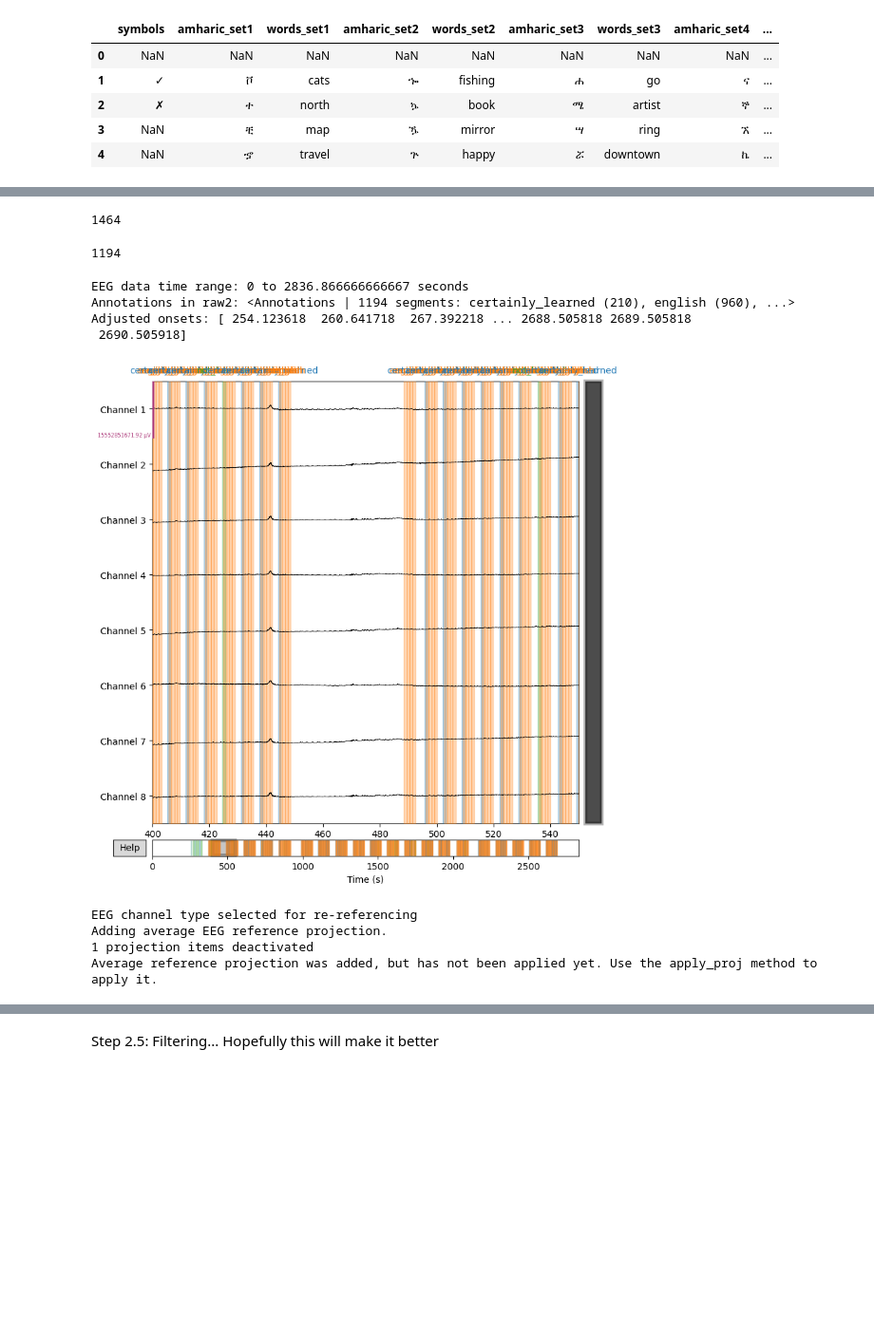
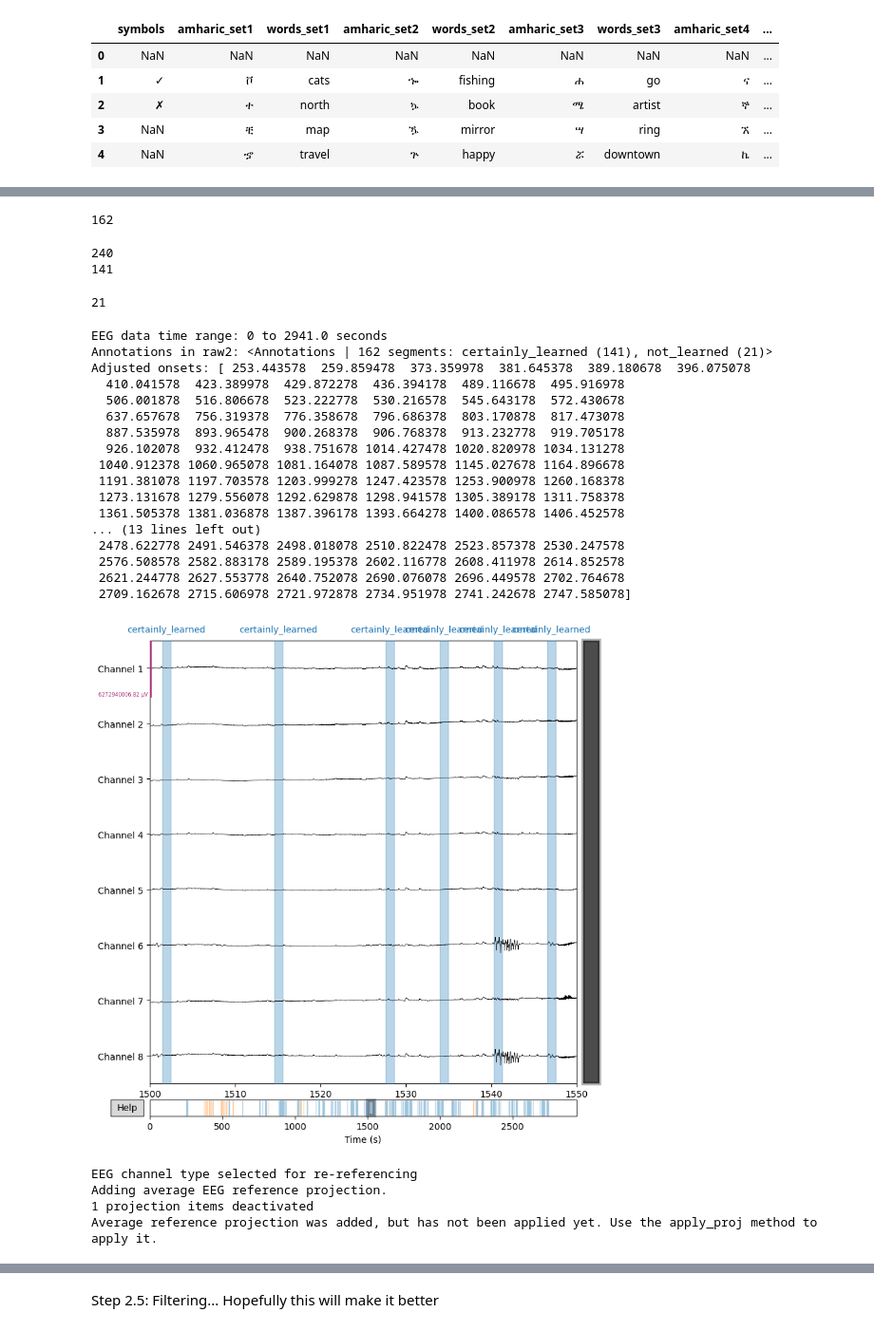
Before and after one commit to Neurotech-Davis/NeuroLingo, a Jupyter notebook: pre_processing/preprocessing copy.ipynb, the cells around one changed output, grey strips where cells are left out. Shown at 95% size. Drawn from its saved outputs; the diff is of its cells as text; code cells hidden in the pictures; blank space fills up the shorter version.

```diff
--- a/pre_processing/preprocessing copy.ipynb
+++ b/pre_processing/preprocessing copy.ipynb
@@ -282,15 +266,15 @@ action_diamond = ["textDiamond_8: autoDraw = True",
 # Extract only the rows in the log containing timestamps for when testing symbols appear.
 
 # Creates a pattern and makes a sub-dataframe based on those filters
-filtered_actions = action_practice_testing + action_testing + action_correctness
+filtered_actions = action_testing + action_correctness
 pattern = "|".join(filtered_actions)
 sub_df = log_df[log_df["action"].str.contains(pattern, na=False, regex=True)]
 sub_df.index = range(len(sub_df)) # Renaming row indices for easier iteration
 
-english_actions = action_english # For english
-english_pattern = "|".join(english_actions)
-english_df = log_df[log_df["action"].str.contains(english_pattern, na=False, regex=True)]
-english_df.index = range(len(english_df)) # Renaming row indices for easier iteration
+# english_actions = action_english # For english
+# english_pattern = "|".join(english_actions)
+# english_df = log_df[log_df["action"].str.contains(english_pattern, na=False, regex=True)]
+# english_df.index = range(len(english_df)) # Renaming row indices for easier iteration
 
 filtered_certainty = action_keypress + action_diamond + action_practice_testing + action_testing + action_correctness
 certainty_pattern = "|".join(filtered_certainty)
@@ -304,5 +288,8 @@ certainty_df.index = range(len(certainty_df)) # Renaming row indices for easier
 # (1 practice set * 6 questions) + (4 testing sets * 12 questions) total questions
 # Since we have the question and a check/xmark, we should then have 120 total items in our sub-dataframe
 print(len(sub_df))
-print(len(english_df)) # For English: 12 questions * 4 options * 4 sets = 192
+#print(len(english_df)) # For English: 12 questions * 4 options * 4 sets = 192
+certainty_df.head()
+
+print(sub_df)
 # %% [output]
@@ -313,22 +315,15 @@ print(len(english_df)) # For English: 12 questions * 4 options * 4 sets = 192
 # The list will be ordered chronologically
 # Each element will have the format (timestamp, correct/incorrect)
 testing_timestamps = []
-english_timestamps = []
 certainty_timestamps = []
 
 # Iterating through every 2 rows
 # This assumes that characters show up in even indices (0, 2, 4, ...)
 # And correctness show up in odd indices (1, 3, 5, ...)
-for index in range(0, len(sub_df), 2):
-	timestamp, correctness = float(sub_df["time"][index]), sub_df["action"][index+1][-2]
-	testing_timestamps.append((timestamp, correctness))
-for index in range(0, len(english_df)): # English timestamps
-	timestamp = float(english_df["time"][index])
-	english_timestamps.append((timestamp))
 for index in range(len(certainty_df)): # Certainty timestamps
 	if ("textAmharic" in certainty_df["action"][index]):
 		certainty = float(certainty_df["time"][index+2] - certainty_df["time"][index+1])
-		if certainty < 1:
+		if certainty < 0.5:
 			timestamp, correctness = float(certainty_df["time"][index]), certainty_df["action"][index+3][-2]
 			certainty_timestamps.append((timestamp, correctness))
 
@@ -338,9 +333,7 @@ for index in range(len(certainty_df)): # Certainty timestamps
 #print(len(testing_timestamps) == len(sub_df)/2)
 
 # Should now have a total of 312 timestamps (test symbol popping up + answer correctness + test options popping up)
-print(len(sub_df) + len(english_df))
+#print(len(sub_df) + len(english_df))
-# %% [output]
-1464
 # %%
 
 # make a list of onsets
@@ -395,7 +388,7 @@ def extract_rows(df, check_symbol, pattern):
 
 learned_list = extract_rows(sub_df, check_symbol="✓", pattern="textAmharic")
 not_learned_list = extract_rows(sub_df, check_symbol="✗", pattern="textAmharic")
-english_list = extract_rows(english_df, check_symbol="", pattern="textOption")
+#english_list = extract_rows(english_df, check_symbol="", pattern="textOption")
 
 
 
@@ -412,7 +405,7 @@ def np_float_to_float(np_float64_list):
 # now we have lists of just the times
 learned_list_times = np_float_to_float(learned_list)
 not_learned_list_times = np_float_to_float(not_learned_list)
-english_list_times = np_float_to_float(english_list)
+#english_list_times = np_float_to_float(english_list)
 certainty_list_times = []
 for timestamp, correctness in certainty_timestamps:
 	if (correctness == "✓"):
@@ -423,7 +416,7 @@ for timestamp, correctness in certainty_timestamps:
 ### 2. list of durations ###
 # just needs to be a list filled with 1 since the duration is a second
 duration = 1
-length = len(certainty_list_times) + len(not_learned_list_times) + len(english_list_times)
+length = len(certainty_list_times) + len(not_learned_list_times)
 #+ len(learned_list_times)
 duration_list = [duration] * length
 
@@ -438,7 +431,7 @@ duration_list = [duration] * length
 
 learned_tags = ["learned"] * len(learned_list_times)
 not_learned_tags = ["not_learned"] * len(not_learned_list_times)
-english_tags = ["english"] * len(english_list_times)
+#english_tags = ["english"] * len(english_list_times)
 certainty_tags = ["certainly_learned"] * len(certainty_list_times)
 
 # this should also be 60
@@ -452,18 +445,30 @@ certainty_tags = ["certainly_learned"] * len(certainty_list_times)
 #   this also applies to the tags
 
 # combine times for onsets
-final_onsets = certainty_list_times + not_learned_list_times + english_list_times
+final_onsets = certainty_list_times + not_learned_list_times# + english_list_times
 #+ learned_list_times
 #print(len(not_learned_list_times))
 
 # combine tags
-final_description = certainty_tags + not_learned_tags + english_tags
+final_description = certainty_tags + not_learned_tags# + english_tags
 #+ learned_tags
 
 # This should now be 252: 60 instances of amharic symbol appearing, 192 instances of english words appearing
 print(len(final_onsets))
 # %% [output]
-1194
+162
+# %%
+# amount certainly correct
+print(len(learned_list_times) + len(not_learned_list_times))
+print(len(certainty_list_times))
+# %% [output]
+240
+141
+# %%
+# amoutn wrong
+print(len(not_learned_list_times))
+# %% [output]
+21
 # %%
 # EEG recordings start before the PsychoPy recordings
 # Create orig_time for the annotations. This should be where the annotations (in seconds) will consider "0"
@@ -497,16 +502,29 @@ raw = raw.copy().set_annotations(later_annot)
 # %%
 #debugging
 print("EEG data time range: 0 to", raw.times[-1], "seconds")  #how long the experiment was in seconds
 print("Annotations in raw2:", raw.annotations)               #list of the annotations
 print("Adjusted onsets:", raw.annotations.onset)             #the adjusted onsets
-raw.plot(start=400, duration=150, scalings='auto', block=True)  # Adjust start and duration as needed
+raw.plot(start=1500, duration=50, scalings='auto', block=True)  # Adjust start and duration as needed
 raw.set_eeg_reference(projection=True)  #dont worry
 # %% [output]
-EEG data time range: 0 to 2836.866666666667 seconds
-Annotations in raw2: <Annotations | 1194 segments: certainly_learned (210), english (960), ...>
-Adjusted onsets: [ 254.123618  260.641718  267.392218 ... 2688.505818 2689.505818
- 2690.505918]
+EEG data time range: 0 to 2941.0 seconds
+Annotations in raw2: <Annotations | 162 segments: certainly_learned (141), not_learned (21)>
+Adjusted onsets: [ 253.443578  259.859478  373.359978  381.645378  389.180678  396.075078
+  410.041578  423.389978  429.872278  436.394178  489.116678  495.916978
+  506.001878  516.806678  523.222778  530.216578  545.643178  572.430678
+  637.657678  756.319378  776.358678  796.686378  803.170878  817.473078
+  887.535978  893.965478  900.268378  906.768378  913.232778  919.705178
+  926.102078  932.412478  938.751678 1014.427478 1020.820978 1034.131278
+ 1040.912378 1060.965078 1081.164078 1087.589578 1145.027678 1164.896678
+ 1191.381078 1197.703578 1203.999278 1247.423578 1253.900978 1260.168378
+ 1273.131678 1279.556078 1292.629878 1298.941578 1305.389178 1311.758378
+ 1361.505378 1381.036878 1387.396178 1393.664278 1400.086578 1406.452578
+... (13 lines left out)
+ 2478.622778 2491.546378 2498.018078 2510.822478 2523.857378 2530.247578
+ 2576.508578 2582.883178 2589.195378 2602.116778 2608.411978 2614.852578
+ 2621.244778 2627.553778 2640.752078 2690.076078 2696.449578 2702.764678
+ 2709.162678 2715.606978 2721.972878 2734.951978 2741.242678 2747.585078]
-[figure, old version]
+[figure, new version]
 EEG channel type selected for re-referencing
 Adding average EEG reference projection.
 1 projection items deactivated
```
Also changed, not shown: parts of 11 cells of this notebook, 6 other files.
